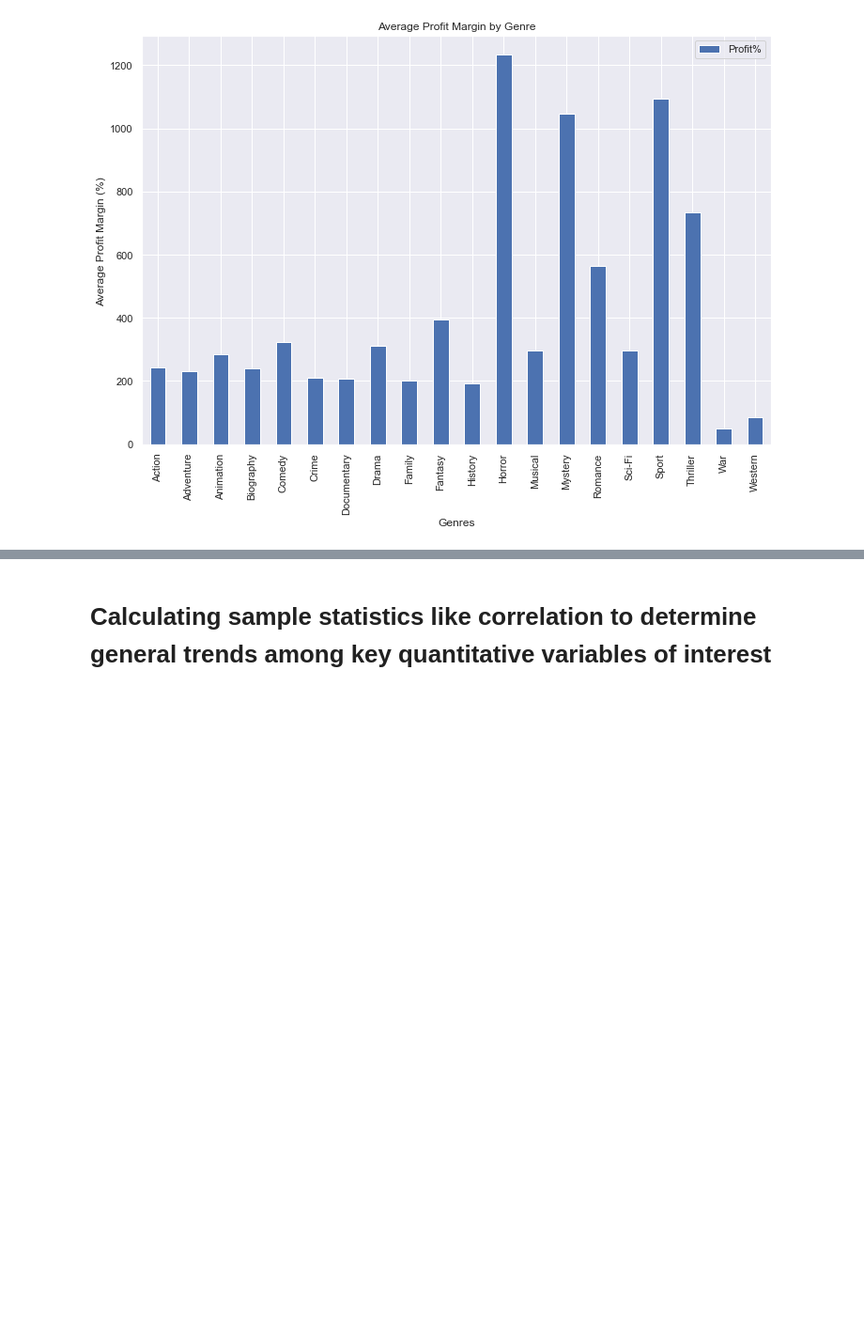
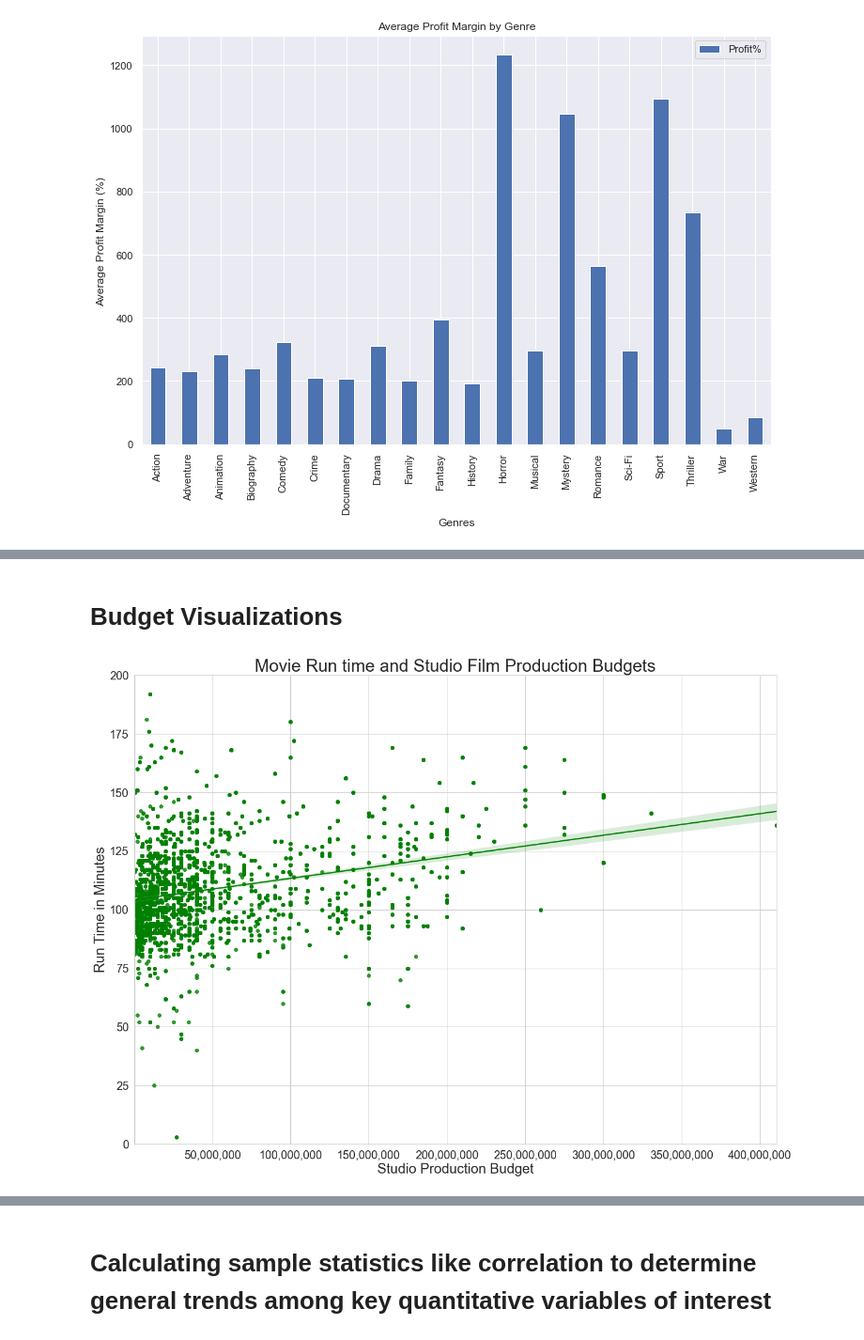
Before and after one commit to jacrivera/AI-Academy-Semester-1-Capstone-Group-5, a Jupyter notebook: Final-Workbook.ipynb, the cells around one changed output, grey strips where cells are left out. Shown at 94% size. Cells and saved outputs as stored; diff of their text form; code cells hidden in the pictures; blank space fills up the shorter version.

```diff
--- a/Final-Workbook.ipynb
+++ b/Final-Workbook.ipynb
@@ -330,0 +338,17 @@ ax.set_yticklabels(yticks);
+# %% [markdown]
+# Budget Visualizations
+# %%
+sns.set_theme(style="whitegrid", font_scale=1.8)
+ax = sns.regplot(x="production_budget",
+                    y="runtime_minutes",
+                    data=master_df,
+                    color = "green")
+plt.ylim(0, 200)
+plt.title("Movie Run time and Studio Film Production Budgets",size =30 )
+plt.xlabel("Studio Production Budget", size = 24)
+plt.ylabel("Run Time in Minutes", size = 24)
+ax.set_xticklabels(["0",'50,000,000', "100,000,000",
+                    "150,000,000","200,000,000","250,000,000",
+                    '300,000,000',"350,000,000","400,000,000","450,000,000"]);
+# %% [output]
+[figure, added]
```
Also changed, not shown: parts of 47 cells of this notebook.
